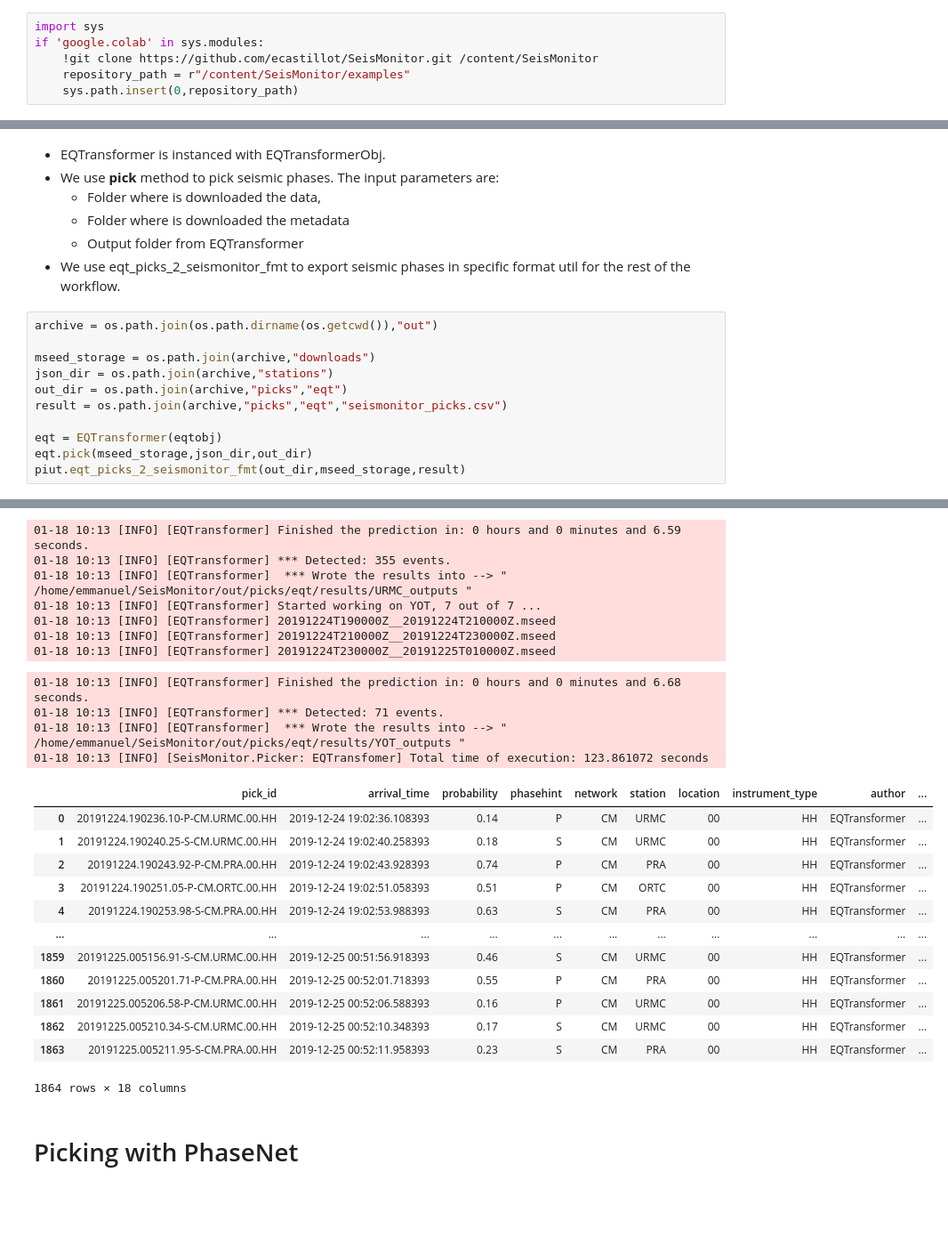
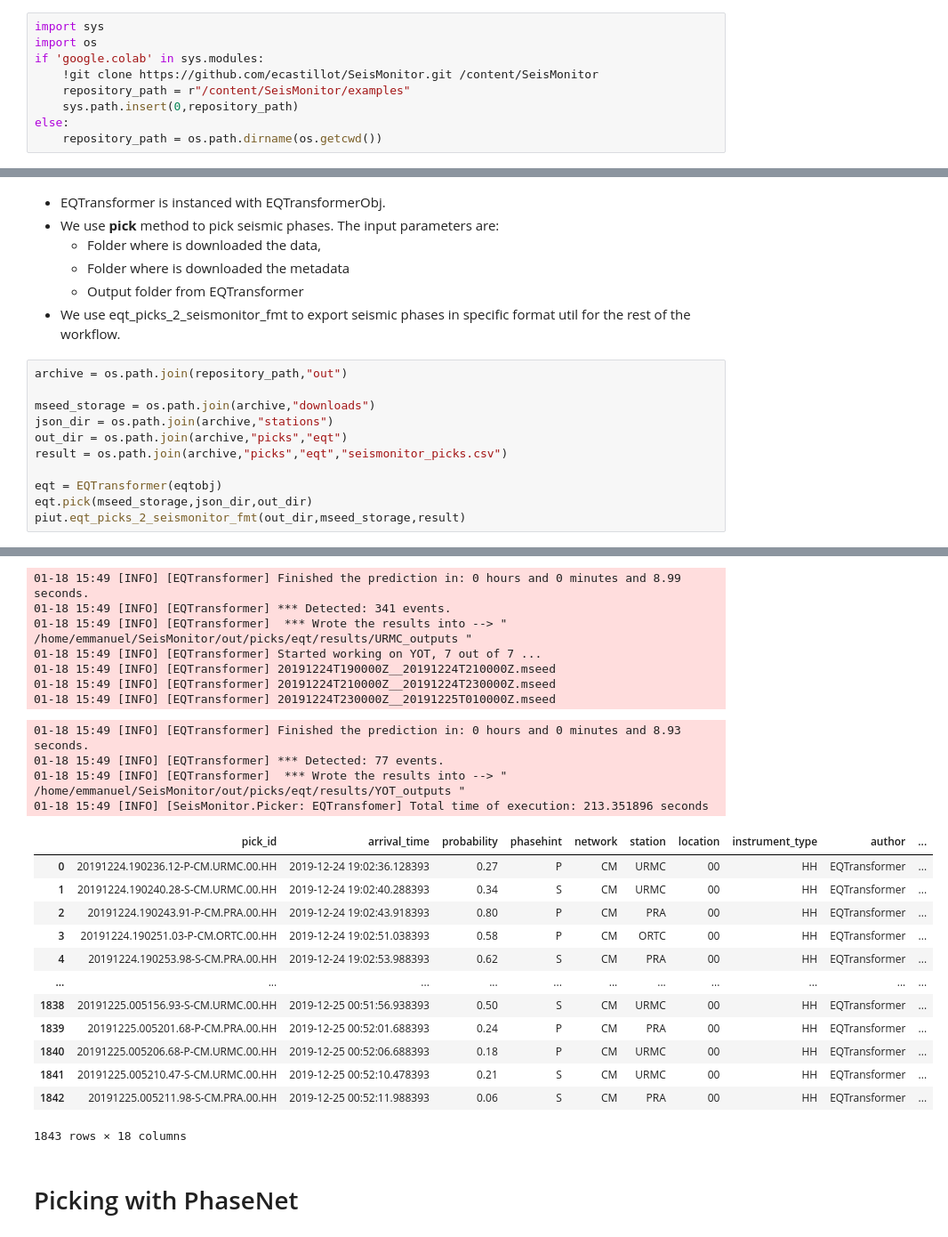
Before and after one commit to ecastillot/SeisMonitor, a Jupyter notebook: examples/2.picker.ipynb, the cells around one changed output, grey strips where cells are left out. Shown at 89% size. Cells and saved outputs as stored; diff of their text form; blank space fills up the shorter version.

```diff
--- a/examples/2.picker.ipynb
+++ b/examples/2.picker.ipynb
@@ -16,9 +16,12 @@ Firstable, we have to download the util function for this example. It is going t
 # %%
 import sys
+import os
 if 'google.colab' in sys.modules:
     !git clone https://github.com/ecastillot/SeisMonitor.git /content/SeisMonitor
     repository_path = r"/content/SeisMonitor/examples"
     sys.path.insert(0,repository_path)
+else:
+    repository_path = os.path.dirname(os.getcwd())
 # %% [markdown]
 Before starting to pick seismic phases, we need to download the data. Take a look in [Download](https://colab.research.google.com/github/ecastillot/SeisMonitor/blob/master/examples/1.downloader.ipynb). The purpose of this notebook is to pick seismic phases, then we are going to use a util function to download the data presented [here](https://colab.research.google.com/github/ecastillot/SeisMonitor/blob/master/examples/1.downloader.ipynb).
 # %%
@@ -83,7 +85,7 @@ eqtobj = EQTransformerObj(eqt_path = eqt_path,
     - Output folder from EQTransformer
 - We use eqt_picks_2_seismonitor_fmt to export seismic phases in specific format util for the rest of the workflow.
 # %%
-archive = os.path.join(os.path.dirname(os.getcwd()),"out")
+archive = os.path.join(repository_path,"out")
 
 mseed_storage = os.path.join(archive,"downloads")
 json_dir = os.path.join(archive,"stations")
@@ -145,27 +143,27 @@ piut.eqt_picks_2_seismonitor_fmt(out_dir,mseed_storage,result)
-01-18 10:13 [INFO] [EQTransformer] Finished the prediction in: 0 hours and 0 minutes and 6.59 seconds.
-01-18 10:13 [INFO] [EQTransformer] *** Detected: 355 events.
-01-18 10:13 [INFO] [EQTransformer]  *** Wrote the results into --> " /home/emmanuel/SeisMonitor/out/picks/eqt/results/URMC_outputs "
-01-18 10:13 [INFO] [EQTransformer] Started working on YOT, 7 out of 7 ...
-01-18 10:13 [INFO] [EQTransformer] 20191224T190000Z__20191224T210000Z.mseed
-01-18 10:13 [INFO] [EQTransformer] 20191224T210000Z__20191224T230000Z.mseed
-01-18 10:13 [INFO] [EQTransformer] 20191224T230000Z__20191225T010000Z.mseed
+01-18 15:49 [INFO] [EQTransformer] Finished the prediction in: 0 hours and 0 minutes and 8.99 seconds.
+01-18 15:49 [INFO] [EQTransformer] *** Detected: 341 events.
+01-18 15:49 [INFO] [EQTransformer]  *** Wrote the results into --> " /home/emmanuel/SeisMonitor/out/picks/eqt/results/URMC_outputs "
+01-18 15:49 [INFO] [EQTransformer] Started working on YOT, 7 out of 7 ...
+01-18 15:49 [INFO] [EQTransformer] 20191224T190000Z__20191224T210000Z.mseed
+01-18 15:49 [INFO] [EQTransformer] 20191224T210000Z__20191224T230000Z.mseed
+01-18 15:49 [INFO] [EQTransformer] 20191224T230000Z__20191225T010000Z.mseed
-01-18 10:13 [INFO] [EQTransformer] Finished the prediction in: 0 hours and 0 minutes and 6.68 seconds.
-01-18 10:13 [INFO] [EQTransformer] *** Detected: 71 events.
-01-18 10:13 [INFO] [EQTransformer]  *** Wrote the results into --> " /home/emmanuel/SeisMonitor/out/picks/eqt/results/YOT_outputs "
-01-18 10:13 [INFO] [SeisMonitor.Picker: EQTransfomer] Total time of execution: 123.861072 seconds
+01-18 15:49 [INFO] [EQTransformer] Finished the prediction in: 0 hours and 0 minutes and 8.93 seconds.
+01-18 15:49 [INFO] [EQTransformer] *** Detected: 77 events.
+01-18 15:49 [INFO] [EQTransformer]  *** Wrote the results into --> " /home/emmanuel/SeisMonitor/out/picks/eqt/results/YOT_outputs "
+01-18 15:49 [INFO] [SeisMonitor.Picker: EQTransfomer] Total time of execution: 213.351896 seconds
 |  | pick_id | arrival_time | probability | phasehint | network | station | location | instrument_type | author | ... |
-| 0 | 20191224.190236.10-P-CM.URMC.00.HH | 2019-12-24 19:02:36.108393 | 0.14 | P | CM | URMC | 00 | HH | EQTransformer | ... |
-| 1 | 20191224.190240.25-S-CM.URMC.00.HH | 2019-12-24 19:02:40.258393 | 0.18 | S | CM | URMC | 00 | HH | EQTransformer | ... |
-| 2 | 20191224.190243.92-P-CM.PRA.00.HH | 2019-12-24 19:02:43.928393 | 0.74 | P | CM | PRA | 00 | HH | EQTransformer | ... |
-| 3 | 20191224.190251.05-P-CM.ORTC.00.HH | 2019-12-24 19:02:51.058393 | 0.51 | P | CM | ORTC | 00 | HH | EQTransformer | ... |
-| 4 | 20191224.190253.98-S-CM.PRA.00.HH | 2019-12-24 19:02:53.988393 | 0.63 | S | CM | PRA | 00 | HH | EQTransformer | ... |
+| 0 | 20191224.190236.12-P-CM.URMC.00.HH | 2019-12-24 19:02:36.128393 | 0.27 | P | CM | URMC | 00 | HH | EQTransformer | ... |
+| 1 | 20191224.190240.28-S-CM.URMC.00.HH | 2019-12-24 19:02:40.288393 | 0.34 | S | CM | URMC | 00 | HH | EQTransformer | ... |
+| 2 | 20191224.190243.91-P-CM.PRA.00.HH | 2019-12-24 19:02:43.918393 | 0.80 | P | CM | PRA | 00 | HH | EQTransformer | ... |
+| 3 | 20191224.190251.03-P-CM.ORTC.00.HH | 2019-12-24 19:02:51.038393 | 0.58 | P | CM | ORTC | 00 | HH | EQTransformer | ... |
+| 4 | 20191224.190253.98-S-CM.PRA.00.HH | 2019-12-24 19:02:53.988393 | 0.62 | S | CM | PRA | 00 | HH | EQTransformer | ... |
 | ... | ... | ... | ... | ... | ... | ... | ... | ... | ... | ... |
-| 1859 | 20191225.005156.91-S-CM.URMC.00.HH | 2019-12-25 00:51:56.918393 | 0.46 | S | CM | URMC | 00 | HH | EQTransformer | ... |
-| 1860 | 20191225.005201.71-P-CM.PRA.00.HH | 2019-12-25 00:52:01.718393 | 0.55 | P | CM | PRA | 00 | HH | EQTransformer | ... |
-| 1861 | 20191225.005206.58-P-CM.URMC.00.HH | 2019-12-25 00:52:06.588393 | 0.16 | P | CM | URMC | 00 | HH | EQTransformer | ... |
-| 1862 | 20191225.005210.34-S-CM.URMC.00.HH | 2019-12-25 00:52:10.348393 | 0.17 | S | CM | URMC | 00 | HH | EQTransformer | ... |
-| 1863 | 20191225.005211.95-S-CM.PRA.00.HH | 2019-12-25 00:52:11.958393 | 0.23 | S | CM | PRA | 00 | HH | EQTransformer | ... |
+| 1838 | 20191225.005156.93-S-CM.URMC.00.HH | 2019-12-25 00:51:56.938393 | 0.50 | S | CM | URMC | 00 | HH | EQTransformer | ... |
+| 1839 | 20191225.005201.68-P-CM.PRA.00.HH | 2019-12-25 00:52:01.688393 | 0.24 | P | CM | PRA | 00 | HH | EQTransformer | ... |
+| 1840 | 20191225.005206.68-P-CM.URMC.00.HH | 2019-12-25 00:52:06.688393 | 0.18 | P | CM | URMC | 00 | HH | EQTransformer | ... |
+| 1841 | 20191225.005210.47-S-CM.URMC.00.HH | 2019-12-25 00:52:10.478393 | 0.21 | S | CM | URMC | 00 | HH | EQTransformer | ... |
+| 1842 | 20191225.005211.98-S-CM.PRA.00.HH | 2019-12-25 00:52:11.988393 | 0.06 | S | CM | PRA | 00 | HH | EQTransformer | ... |
-1864 rows × 18 columns
+1843 rows × 18 columns
 # %% [markdown]
 # Picking with PhaseNet
 # %%
```
Also changed, not shown: parts of 6 cells of this notebook, 24 other files.
